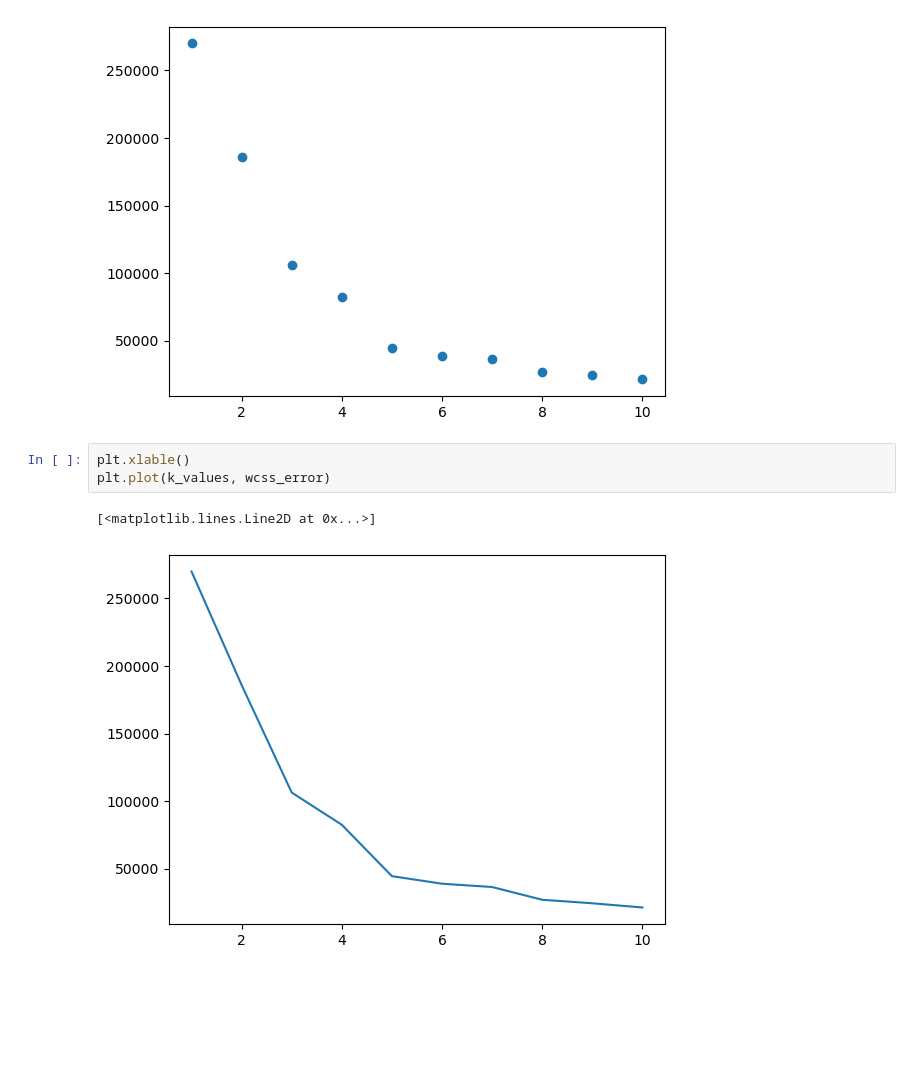
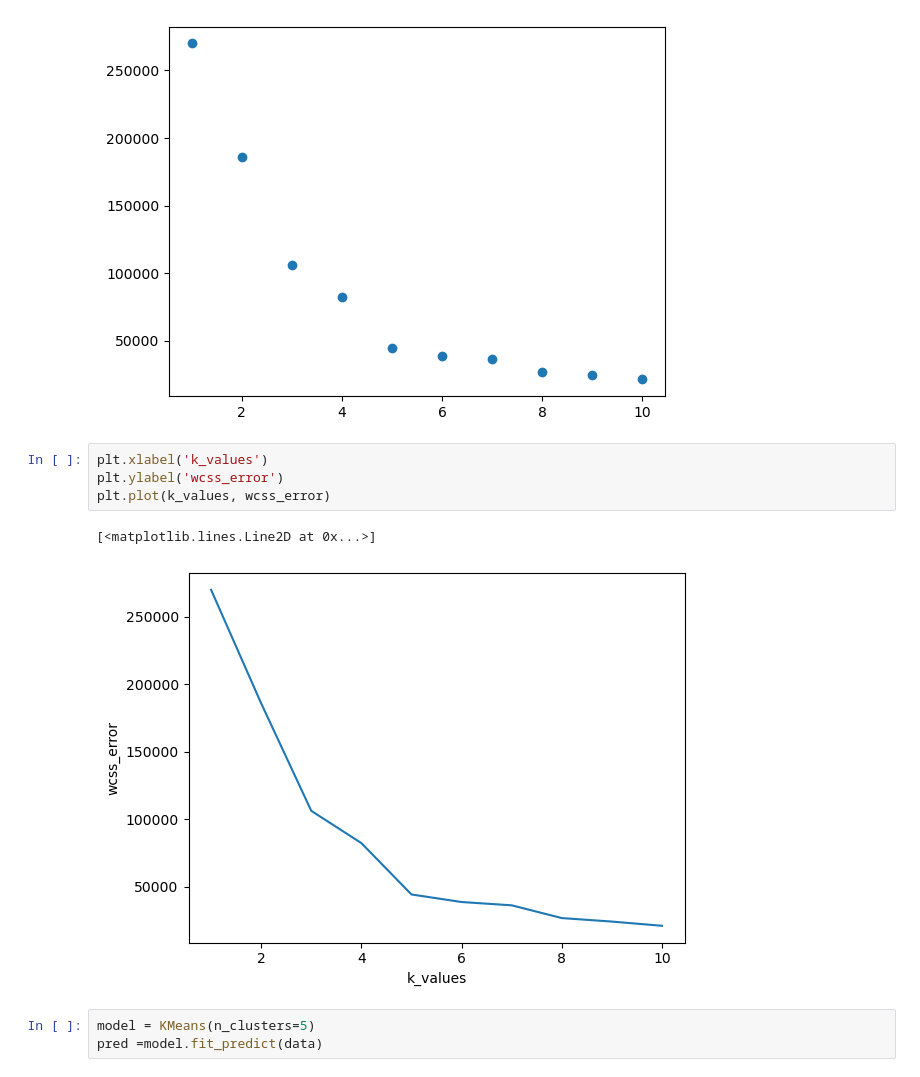
Before and after one commit to Bhanuka10/model-Training-Learning, a Jupyter notebook: K-mean clustering/Untitled.ipynb, the cells around one changed output. Cells and saved outputs as stored; diff of their text form; blank space fills up the shorter version.

Commit message:
add predicted value

```diff
--- a/K-mean clustering/Untitled.ipynb
+++ b/K-mean clustering/Untitled.ipynb
@@ -75,8 +75,12 @@ plt.scatter(k_values, wcss_error)
 <matplotlib.collections.PathCollection at 0x...>
 [figure]
 # %%
-plt.xlable()
+plt.xlabel('k_values')
+plt.ylabel('wcss_error')
 plt.plot(k_values, wcss_error)
 # %% [output]
 [<matplotlib.lines.Line2D at 0x...>]
-[figure, old version]
+[figure, new version]
+# %%
+model = KMeans(n_clusters=5)
+pred =model.fit_predict(data)
```
Also changed, not shown: parts of 4 cells of this notebook.
